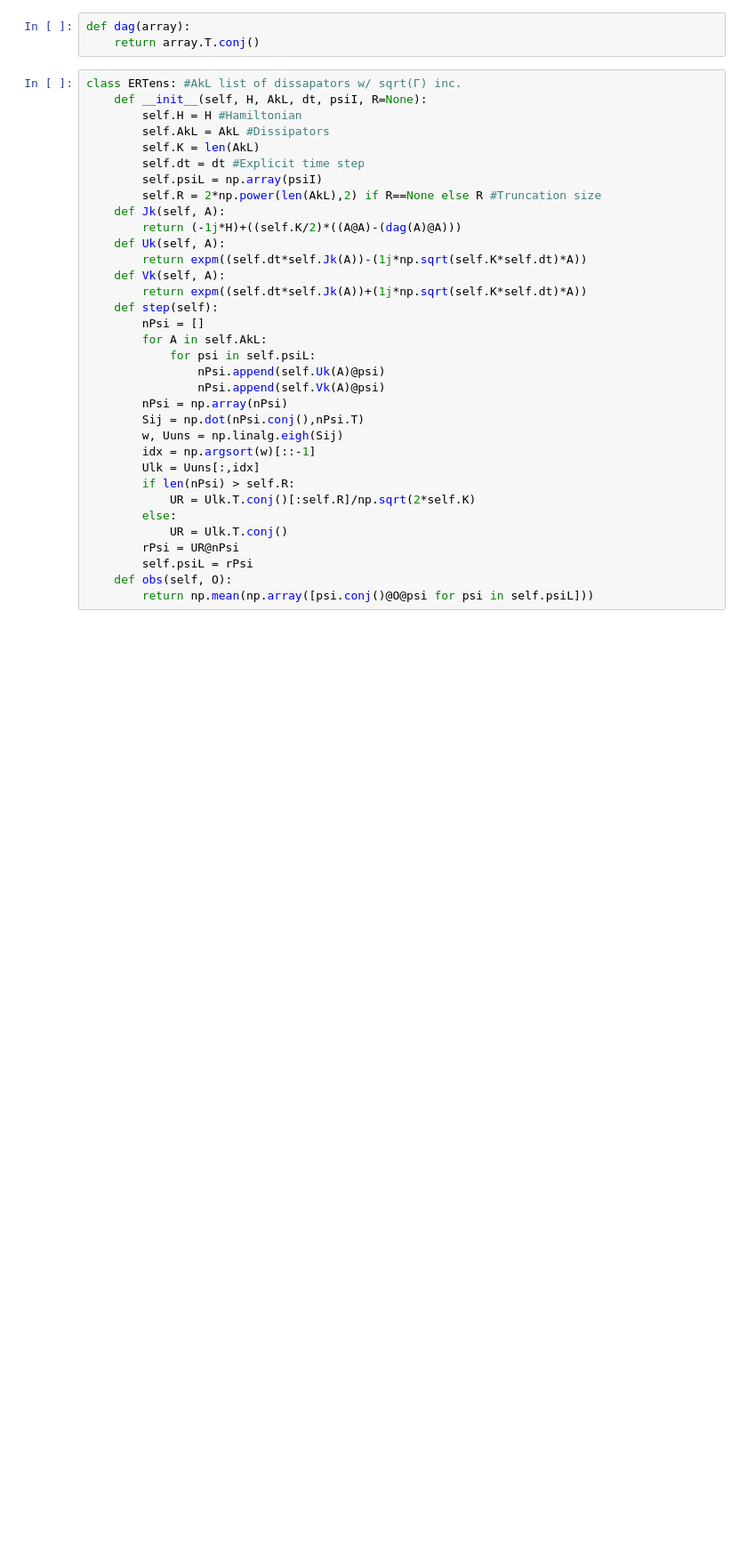
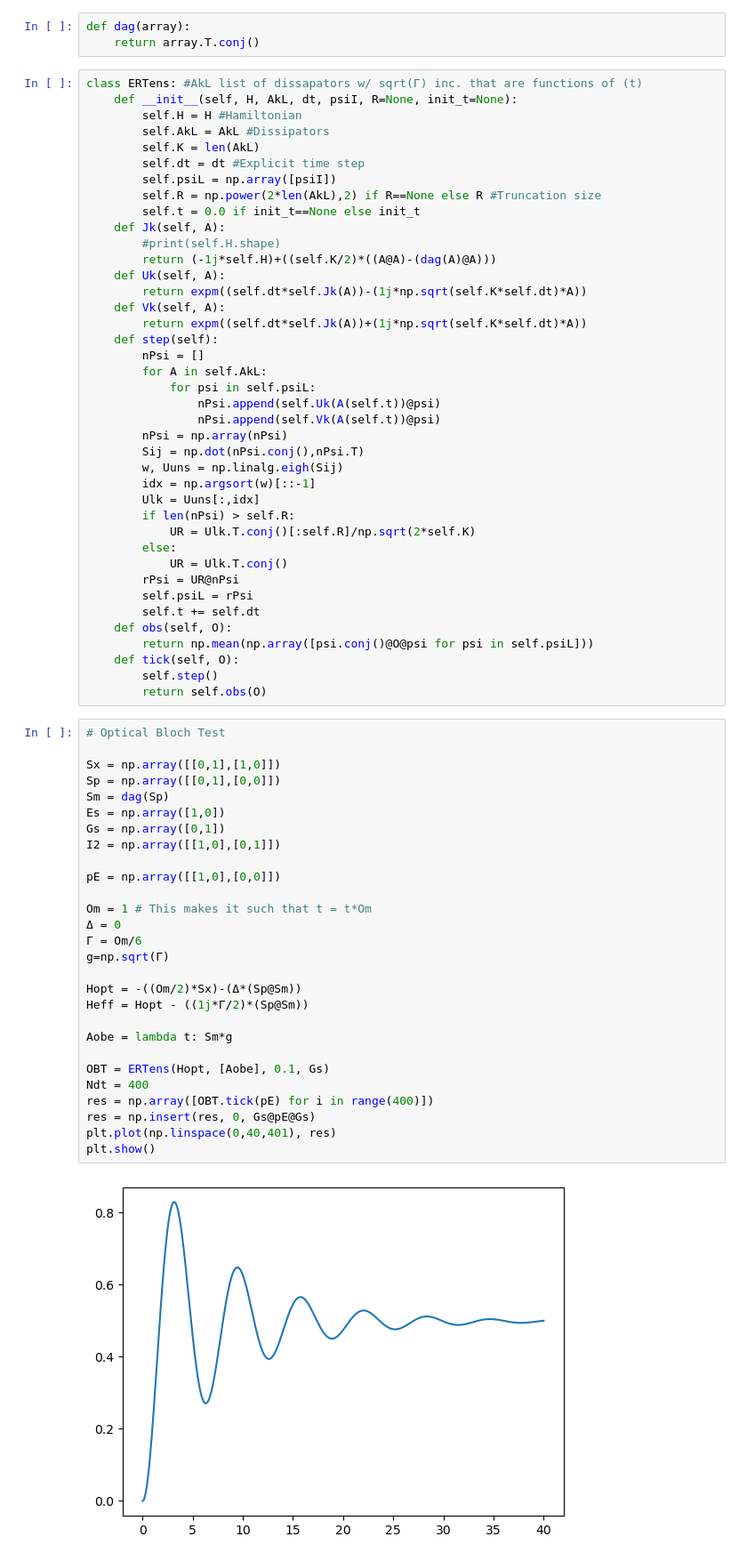
Before and after one commit to jboyd29/shERT, a Jupyter notebook: scripts/bottomERT.ipynb, the cells around one changed output. Shown: that part at 89% size. Saved outputs shown, nothing was run; the diff lists cells and outputs as text; blank space fills up the shorter version.

```diff
--- a/scripts/bottomERT.ipynb
+++ b/scripts/bottomERT.ipynb
@@ -7,16 +14,18 @@ import matplotlib.pyplot as plt
 def dag(array):
     return array.T.conj()
 # %%
-class ERTens: #AkL list of dissapators w/ sqrt(Γ) inc.
-    def __init__(self, H, AkL, dt, psiI, R=None):
+class ERTens: #AkL list of dissapators w/ sqrt(Γ) inc. that are functions of (t)
+    def __init__(self, H, AkL, dt, psiI, R=None, init_t=None):
         self.H = H #Hamiltonian
         self.AkL = AkL #Dissipators
         self.K = len(AkL)
         self.dt = dt #Explicit time step
-        self.psiL = np.array(psiI)
-        self.R = 2*np.power(len(AkL),2) if R==None else R #Truncation size
+        self.psiL = np.array([psiI])
+        self.R = np.power(2*len(AkL),2) if R==None else R #Truncation size
+        self.t = 0.0 if init_t==None else init_t
     def Jk(self, A):
-        return (-1j*H)+((self.K/2)*((A@A)-(dag(A)@A)))
+        #print(self.H.shape)
+        return (-1j*self.H)+((self.K/2)*((A@A)-(dag(A)@A)))
     def Uk(self, A):
         return expm((self.dt*self.Jk(A))-(1j*np.sqrt(self.K*self.dt)*A))
     def Vk(self, A):
@@ -25,8 +34,8 @@ class ERTens: #AkL list of dissapators w/ sqrt(Γ) inc.
         nPsi = []
         for A in self.AkL:
             for psi in self.psiL:
-                nPsi.append(self.Uk(A)@psi)
-                nPsi.append(self.Vk(A)@psi)
+                nPsi.append(self.Uk(A(self.t))@psi)
+                nPsi.append(self.Vk(A(self.t))@psi)
         nPsi = np.array(nPsi)
         Sij = np.dot(nPsi.conj(),nPsi.T)
         w, Uuns = np.linalg.eigh(Sij)
@@ -38,6 +47,40 @@ class ERTens: #AkL list of dissapators w/ sqrt(Γ) inc.
             UR = Ulk.T.conj()
         rPsi = UR@nPsi
         self.psiL = rPsi
+        self.t += self.dt
     def obs(self, O):
         return np.mean(np.array([psi.conj()@O@psi for psi in self.psiL]))
+    def tick(self, O):
+        self.step()
+        return self.obs(O)
+# %%
+# Optical Bloch Test
+
+Sx = np.array([[0,1],[1,0]])
+Sp = np.array([[0,1],[0,0]])
+Sm = dag(Sp)
+Es = np.array([1,0])
+Gs = np.array([0,1])
+I2 = np.array([[1,0],[0,1]])
+
+pE = np.array([[1,0],[0,0]])
+
+Om = 1 # This makes it such that t = t*Om
+Δ = 0
+Γ = Om/6
+g=np.sqrt(Γ)
+
+Hopt = -((Om/2)*Sx)-(Δ*(Sp@Sm))
+Heff = Hopt - ((1j*Γ/2)*(Sp@Sm))
+
+Aobe = lambda t: Sm*g
+
+OBT = ERTens(Hopt, [Aobe], 0.1, Gs)
+Ndt = 400
+res = np.array([OBT.tick(pE) for i in range(400)])
+res = np.insert(res, 0, Gs@pE@Gs)
+plt.plot(np.linspace(0,40,401), res)
+plt.show()
+# %% [output]
+[figure, added]
 # %%
```
Also changed, not shown: parts of 26 cells of this notebook, 4 other files.
